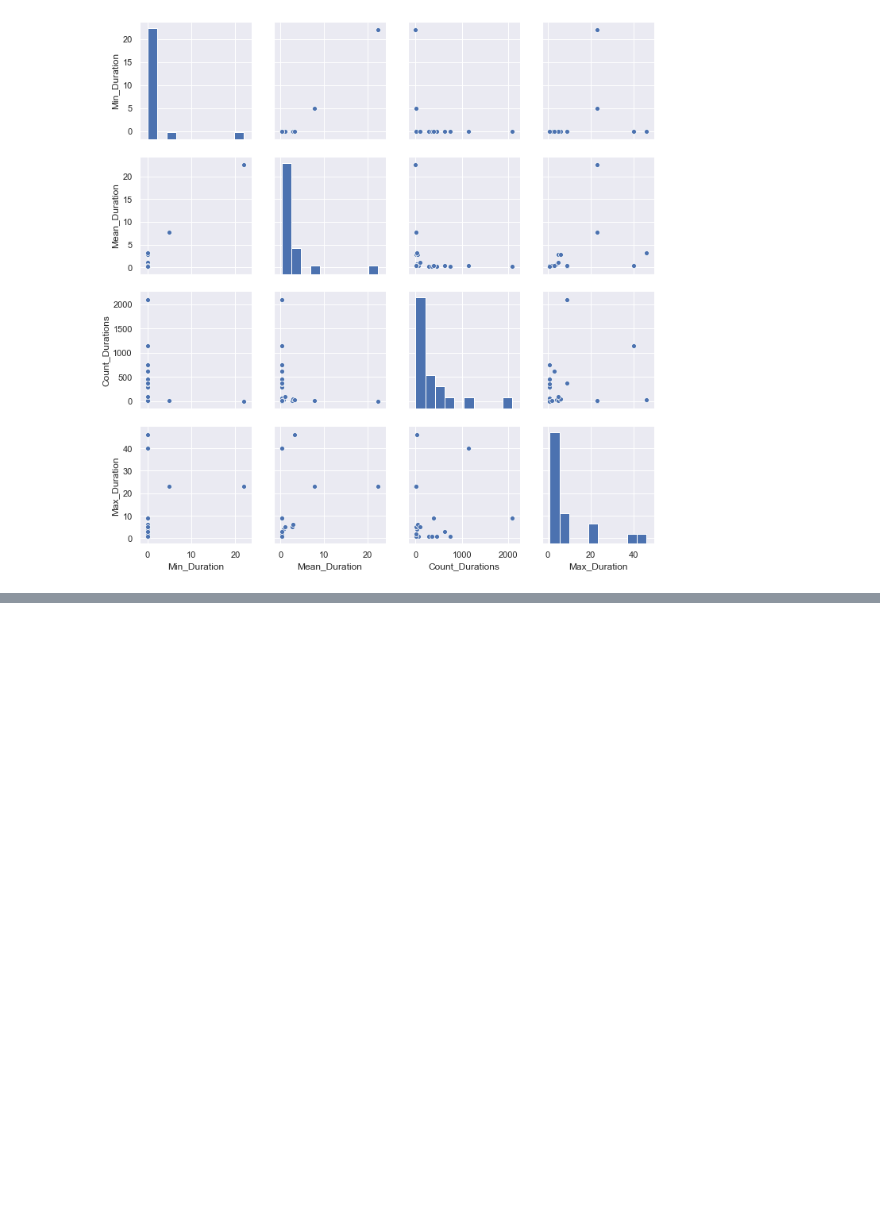
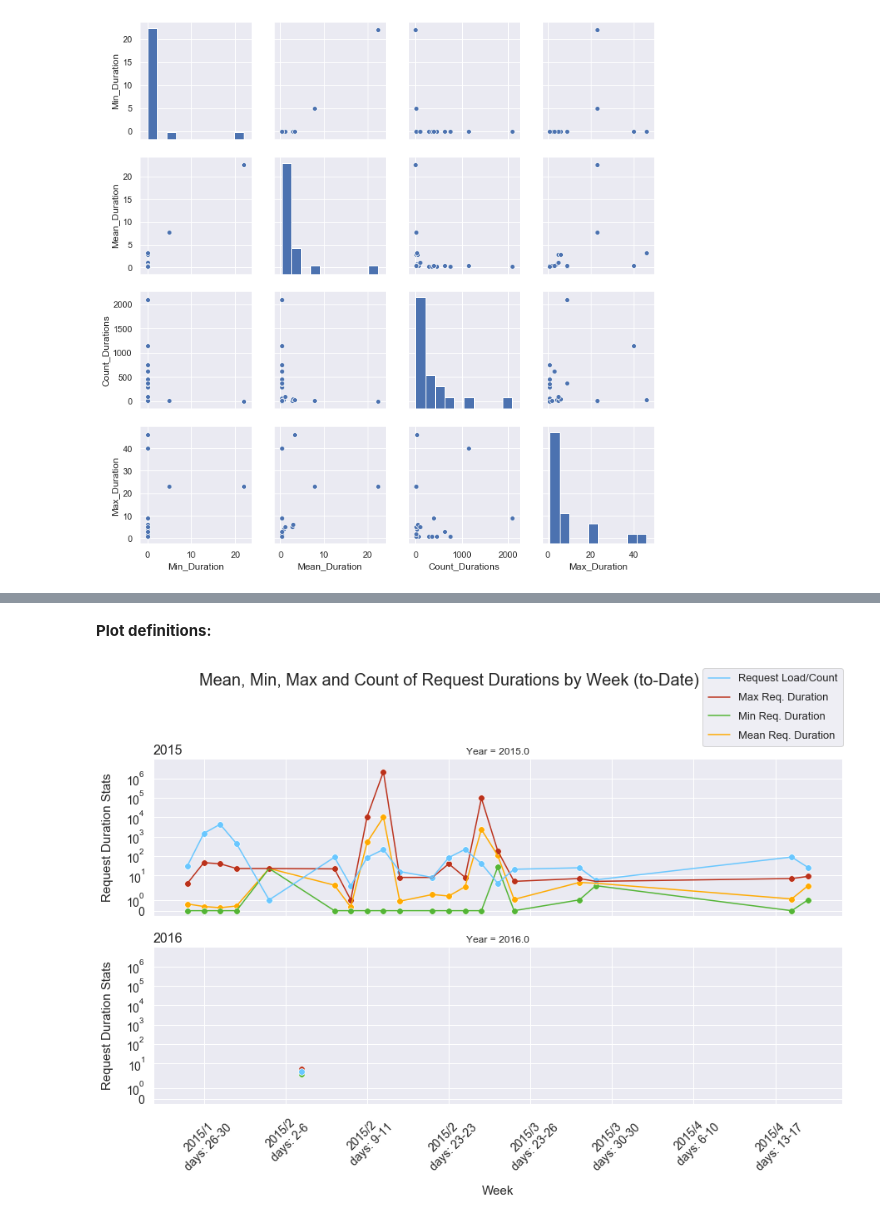
Before and after one commit to leilanihagen/interject-datacell-request-time-data-exploration, a Jupyter notebook: datacell_request_time_v2.ipynb, the cells around one changed output, grey strips where cells are left out. Drawn from its saved outputs; the diff is of its cells as text; code cells hidden in the pictures; blank space fills up the shorter version.

```diff
--- a/datacell_request_time_v2.ipynb
+++ b/datacell_request_time_v2.ipynb
@@ -892,0 +1047,7 @@ sns.pairplot(data=dur_stats_3_mon_by_day)
+# %%
+def set_year_name_axes_titles(axes, dataframe, loc):
+    for year in range(dataframe['Year'].nunique()):
+        current_title = axes[year].get_title()
+#         axes[year].set_title(' ')
+        new_title = current_title[7:11]
+        axes[year].set_title(new_title, loc=loc, fontsize=16)
@@ -892,0 +1130,6 @@ sns.pairplot(data=dur_stats_3_mon_by_day)
+# %%
+# RUN THIS CELL TO RESET DATA:
+wk_aggs_historical = prep_weekly_agg_data_sect_4(
+    base_data_hist_w_dates=all_requests_dates,
+    exclude_weekends=True
+)
@@ -892,0 +1146,53 @@ sns.pairplot(data=dur_stats_3_mon_by_day)
+# %% [markdown]
+**Plot definitions:**
+# %%
+marker_size_4_2 = 60
+
+mean_line_color_4_2 = '#ffaa00'
+min_line_color_4_2 = '#54b536'
+max_line_color_4_2 = '#bb311b'
+count_line_color_4_2 = '#69c7ff'
+# %%
+sns.set(style='darkgrid')
+
+wk_hist_grid = sns.FacetGrid(row='Year', data=wk_aggs_historical, height=4, aspect=3.3, legend_out=True)
+
+wk_hist_grid.map(sns.lineplot, 'Week', 'Mean_Duration', color=mean_line_color_4_2, estimator=None)
+wk_hist_grid.map(sns.scatterplot, 'Week', 'Mean_Duration', color=mean_line_color_4_2, s=marker_size_4_2)
+
+wk_hist_grid.map(sns.lineplot, 'Week', 'Min_Duration', color=min_line_color_4_2, estimator=None)
+wk_hist_grid.map(sns.scatterplot, 'Week', 'Min_Duration', color=min_line_color_4_2, s=marker_size_4_2)
+
+wk_hist_grid.map(sns.lineplot, 'Week', 'Max_Duration', color=max_line_color_4_2, estimator=None)
+wk_hist_grid.map(sns.scatterplot, 'Week', 'Max_Duration', color=max_line_color_4_2, s=marker_size_4_2)
+
+wk_hist_grid.map(sns.lineplot, 'Week', 'Count_Durations', color=count_line_color_4_2, estimator=None)
+wk_hist_grid.map(sns.scatterplot, 'Week', 'Count_Durations', color=count_line_color_4_2, s=marker_size_4_2)
+
+axes = wk_hist_grid.axes.flatten()
+
+wk_hist_grid.set_ylabels('Request Duration Stats', fontsize=15, labelpad=15)
+wk_hist_grid.set_xlabels('Week', fontsize=15, labelpad=15)
+
+set_year_name_axes_titles(axes, wk_aggs_historical, 'left')
+
+wk_hist_grid.set(yscale='symlog')  # Retain zero values
+
+wk_hist_grid.set_titles(fontsize=200)
+
+# grid.set_xticklabels('')
+
+wk_hist_grid.fig.subplots_adjust(top=0.8, left=0.125, right=0.997, hspace=0.2)  # These are magic numbers, do not adjust.
+wk_hist_grid.fig.suptitle('Mean, Min, Max and Count of Request Durations by Week (to-Date)', fontsize=20)
+
+wk_hist_grid.fig.legend(handles=(axes[0].lines[3], axes[0].lines[2], axes[0].lines[1], axes[0].lines[0]), labels=('Request Load/Count', 'Max Req. Duration', 'Min Req. Duration', 'Mean Req. Duration'), borderpad=0.5, labelspacing=0.8, fontsize=13, loc='upper right')
+
+# grid.axes[i].tick_params(axis='both', which='major', labelsize=15)
+
+# Settings that need to be applied to each axis:
+for i in range(len(axes)):
+    axes[i].set_xticklabels(wk_aggs_historical['Week_Label'], rotation=45)
+    axes[i].tick_params(axis='both', which='major', labelsize=14)
+    axes[i].set_ylim(bottom=-0.5)  # 0 doesn't work...
+# %% [output]
+[figure, added]
```
Also changed, not shown: parts of 25 cells of this notebook.
